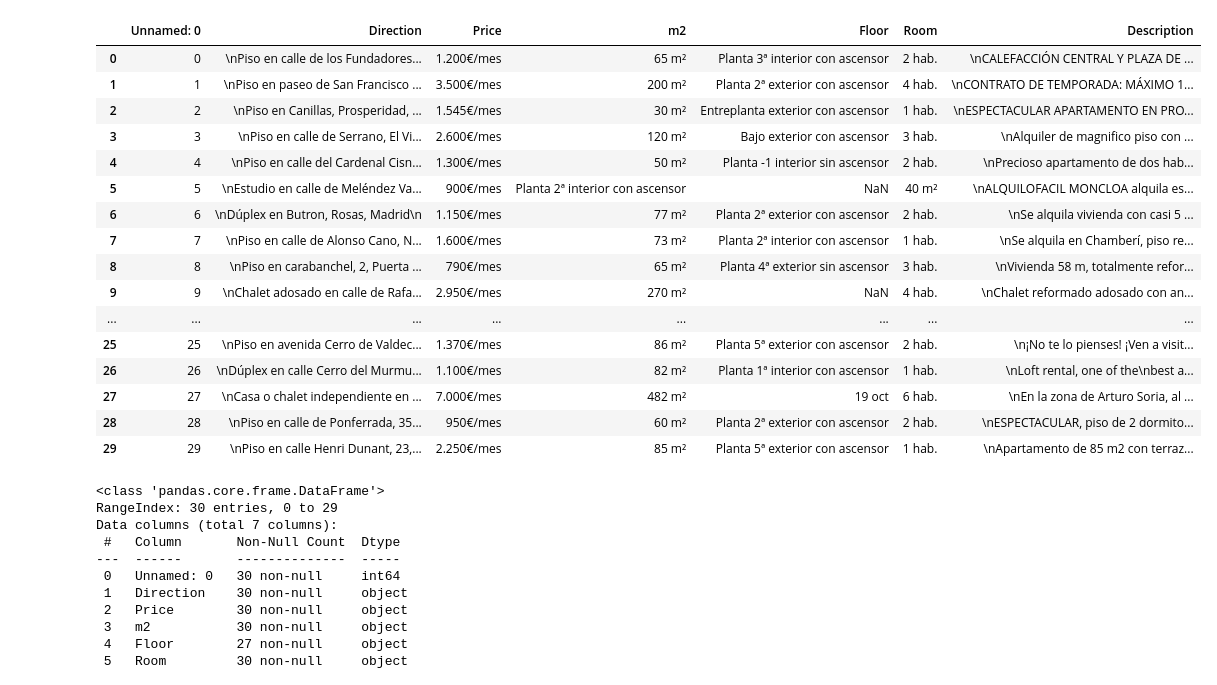
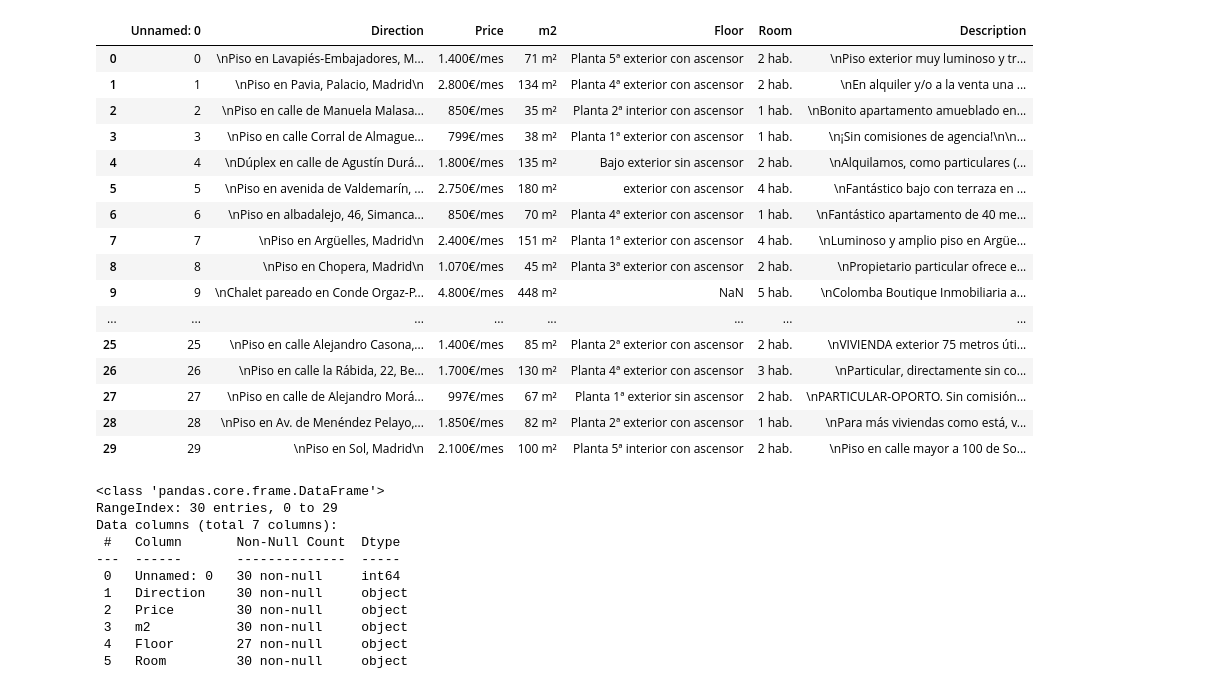
Before and after one commit to Alkaeee/EDA, a Jupyter notebook: src/notebooks/clear_csv.ipynb, the cells around one changed output. Saved outputs shown, nothing was run; the diff lists cells and outputs as text; code cells hidden in the pictures.

Commit message:
add new datas

```diff
--- a/src/notebooks/clear_csv.ipynb
+++ b/src/notebooks/clear_csv.ipynb
@@ -37,26 +37,26 @@ def changes_csv(df_info):
 
     return df_info
 # %%
-df = pd.read_csv("../data/rentaMadrid2023_7.csv")
+df = pd.read_csv("../data/rentaMadrid2023_8.csv")
 df
 # %% [output]
 |  | Unnamed: 0 | Direction | Price | m2 | Floor | Room | Description |
-| 0 | 0 | \nPiso en calle de los Fundadores... | 1.200€/mes | 65 m² | Planta 3ª interior con ascensor | 2 hab. | \nCALEFACCIÓN CENTRAL Y PLAZA DE ... |
-| 1 | 1 | \nPiso en paseo de San Francisco ... | 3.500€/mes | 200 m² | Planta 2ª exterior con ascensor | 4 hab. | \nCONTRATO DE TEMPORADA: MÁXIMO 1... |
-| 2 | 2 | \nPiso en Canillas, Prosperidad, ... | 1.545€/mes | 30 m² | Entreplanta exterior con ascensor | 1 hab. | \nESPECTACULAR APARTAMENTO EN PRO... |
-| 3 | 3 | \nPiso en calle de Serrano, El Vi... | 2.600€/mes | 120 m² | Bajo exterior con ascensor | 3 hab. | \nAlquiler de magnifico piso con ... |
-| 4 | 4 | \nPiso en calle del Cardenal Cisn... | 1.300€/mes | 50 m² | Planta -1 interior sin ascensor | 2 hab. | \nPrecioso apartamento de dos hab... |
-| 5 | 5 | \nEstudio en calle de Meléndez Va... | 900€/mes | Planta 2ª interior con ascensor | NaN | 40 m² | \nALQUILOFACIL MONCLOA alquila es... |
-| 6 | 6 | \nDúplex en Butron, Rosas, Madrid\n | 1.150€/mes | 77 m² | Planta 2ª exterior con ascensor | 2 hab. | \nSe alquila vivienda con casi 5 ... |
-| 7 | 7 | \nPiso en calle de Alonso Cano, N... | 1.600€/mes | 73 m² | Planta 2ª interior con ascensor | 1 hab. | \nSe alquila en Chamberí, piso re... |
-| 8 | 8 | \nPiso en carabanchel, 2, Puerta ... | 790€/mes | 65 m² | Planta 4ª exterior sin ascensor | 3 hab. | \nVivienda 58 m, totalmente refor... |
-| 9 | 9 | \nChalet adosado en calle de Rafa... | 2.950€/mes | 270 m² | NaN | 4 hab. | \nChalet reformado adosado con an... |
+| 0 | 0 | \nPiso en Lavapiés-Embajadores, M... | 1.400€/mes | 71 m² | Planta 5ª exterior con ascensor | 2 hab. | \nPiso exterior muy luminoso y tr... |
+| 1 | 1 | \nPiso en Pavia, Palacio, Madrid\n | 2.800€/mes | 134 m² | Planta 4ª exterior con ascensor | 2 hab. | \nEn alquiler y/o a la venta una ... |
+| 2 | 2 | \nPiso en calle de Manuela Malasa... | 850€/mes | 35 m² | Planta 2ª interior con ascensor | 1 hab. | \nBonito apartamento amueblado en... |
+| 3 | 3 | \nPiso en calle Corral de Almague... | 799€/mes | 38 m² | Planta 1ª exterior con ascensor | 1 hab. | \n¡Sin comisiones de agencia!\n\n... |
+| 4 | 4 | \nDúplex en calle de Agustín Durá... | 1.800€/mes | 135 m² | Bajo exterior sin ascensor | 2 hab. | \nAlquilamos, como particulares (... |
+| 5 | 5 | \nPiso en avenida de Valdemarín, ... | 2.750€/mes | 180 m² | exterior con ascensor | 4 hab. | \nFantástico bajo con terraza en ... |
+| 6 | 6 | \nPiso en albadalejo, 46, Simanca... | 850€/mes | 70 m² | Planta 4ª exterior con ascensor | 1 hab. | \nFantástico apartamento de 40 me... |
+| 7 | 7 | \nPiso en Argüelles, Madrid\n | 2.400€/mes | 151 m² | Planta 1ª exterior con ascensor | 4 hab. | \nLuminoso y amplio piso en Argüe... |
+| 8 | 8 | \nPiso en Chopera, Madrid\n | 1.070€/mes | 45 m² | Planta 3ª exterior con ascensor | 2 hab. | \nPropietario particular ofrece e... |
+| 9 | 9 | \nChalet pareado en Conde Orgaz-P... | 4.800€/mes | 448 m² | NaN | 5 hab. | \nColomba Boutique Inmobiliaria a... |
 | ... | ... | ... | ... | ... | ... | ... | ... |
-| 25 | 25 | \nPiso en avenida Cerro de Valdec... | 1.370€/mes | 86 m² | Planta 5ª exterior con ascensor | 2 hab. | \n¡No te lo pienses! ¡Ven a visit... |
-| 26 | 26 | \nDúplex en calle Cerro del Murmu... | 1.100€/mes | 82 m² | Planta 1ª interior con ascensor | 1 hab. | \nLoft rental, one of the\nbest a... |
-| 27 | 27 | \nCasa o chalet independiente en ... | 7.000€/mes | 482 m² | 19 oct | 6 hab. | \nEn la zona de Arturo Soria, al ... |
-| 28 | 28 | \nPiso en calle de Ponferrada, 35... | 950€/mes | 60 m² | Planta 2ª exterior con ascensor | 2 hab. | \nESPECTACULAR, piso de 2 dormito... |
-| 29 | 29 | \nPiso en calle Henri Dunant, 23,... | 2.250€/mes | 85 m² | Planta 5ª exterior con ascensor | 1 hab. | \nApartamento de 85 m2 con terraz... |
+| 25 | 25 | \nPiso en calle Alejandro Casona,... | 1.400€/mes | 85 m² | Planta 2ª exterior con ascensor | 2 hab. | \nVIVIENDA exterior 75 metros úti... |
+| 26 | 26 | \nPiso en calle la Rábida, 22, Be... | 1.700€/mes | 130 m² | Planta 4ª exterior con ascensor | 3 hab. | \nParticular, directamente sin co... |
+| 27 | 27 | \nPiso en calle de Alejandro Morá... | 997€/mes | 67 m² | Planta 1ª exterior sin ascensor | 2 hab. | \nPARTICULAR-OPORTO. Sin comisión... |
+| 28 | 28 | \nPiso en Av. de Menéndez Pelayo,... | 1.850€/mes | 82 m² | Planta 2ª exterior con ascensor | 1 hab. | \nPara más viviendas como está, v... |
+| 29 | 29 | \nPiso en Sol, Madrid\n | 2.100€/mes | 100 m² | Planta 5ª interior con ascensor | 2 hab. | \nPiso en calle mayor a 100 de So... |
 # %%
 df.info()
 # %% [output]
```
Also changed, not shown: parts of 2 cells of this notebook, 4 other files.
